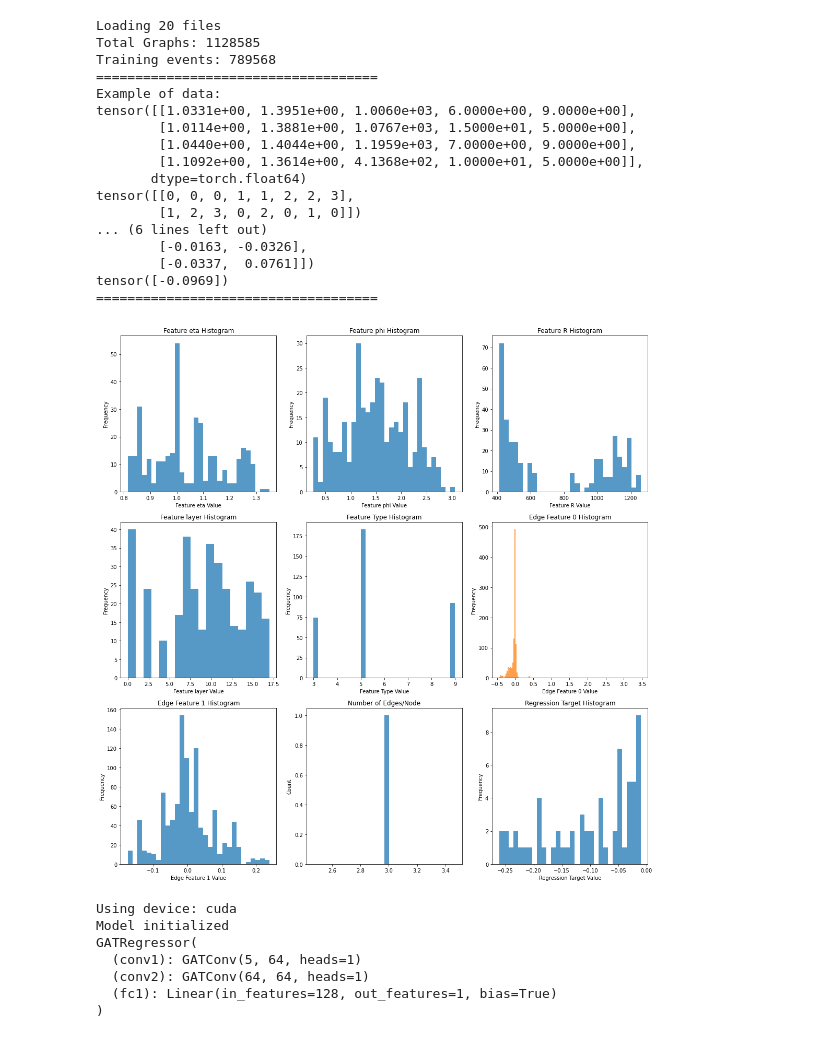
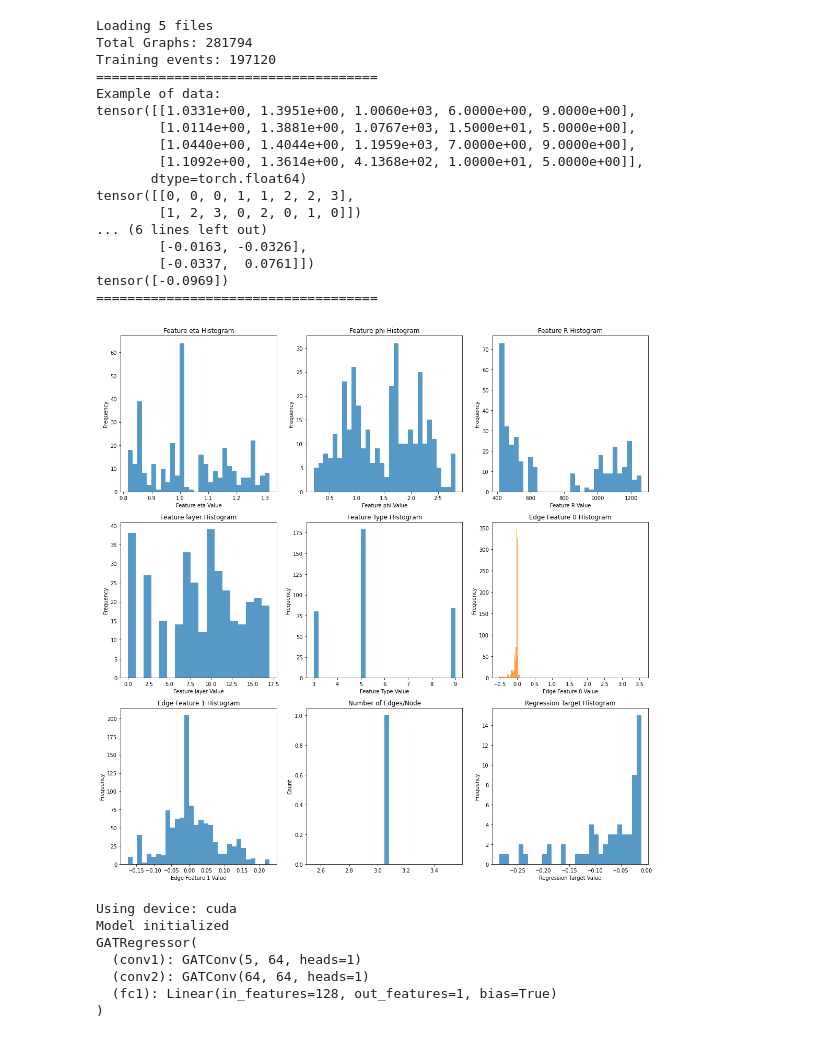
Before and after one commit to uniovi-hepex/emeleTrigger, a Jupyter notebook: tools/training/train_basic_model.ipynb, the cells around one changed output. Drawn from its saved outputs; the diff is of its cells as text; code cells hidden in the pictures.

```diff
--- a/tools/training/train_basic_model.ipynb
+++ b/tools/training/train_basic_model.ipynb
@@ -6,34 +6,35 @@ import matplotlib.pyplot as plt
 from TrainModelFromGraph import TrainModelFromGraph
 
 # Input variables and config
-InputFolder = "/eos/cms/store/user/folguera/L1TMuon/INTREPID/Graphs_v240725_241106/3neighbours_muonQOverPt/"
-OutputFolder = "/eos/cms/store/user/folguera/L1TMuon/INTREPID/Model_v240725_Bsize64_lr5e-4_NOnormNodes_GAT_241113/"
+#InputFolder = "/eos/cms/store/user/folguera/L1TMuon/INTREPID/Graphs_v240725_241106/3neighbours_muonQPt/"
+InputFolder = "/eos/cms/store/user/folguera/L1TMuon/INTREPID/Graphs_v240725_241106/3neighbours_muonQOverPt" #/eos/cms/store/user/folguera/L1TMuon/INTREPID/Graphs_v240725_241113/"
+OutputFolder = "/eos/cms/store/user/folguera/L1TMuon/INTREPID/Model_v240725_Bsize64_lr5e-4_NOnormNodes_muonOverPt_3neight_GAT_241113/"
 # %%
 # Instantiate the network
-trainer = TrainModelFromGraph(graph_path=InputFolder,out_path=OutputFolder,num_files=20, epochs=100)
+trainer = TrainModelFromGraph(graph_path=InputFolder,out_path=OutputFolder,num_files=5, epochs=100,graph_name="vix_graph_6Nov_3")
 
 trainer.load_data()
 trainer.plot_graph_features(trainer.train_loader)
 trainer.initialize_model()
 # %% [output]
-Loading 20 files
-Total Graphs: 1128585
-Training events: 789568
+Loading 5 files
+Total Graphs: 281794
+Training events: 197120
 ====================================
 Example of data:
 tensor([[1.0331e+00, 1.3951e+00, 1.0060e+03, 6.0000e+00, 9.0000e+00],
         [1.0114e+00, 1.3881e+00, 1.0767e+03, 1.5000e+01, 5.0000e+00],
         [1.0440e+00, 1.4044e+00, 1.1959e+03, 7.0000e+00, 9.0000e+00],
         [1.1092e+00, 1.3614e+00, 4.1368e+02, 1.0000e+01, 5.0000e+00]],
        dtype=torch.float64)
 tensor([[0, 0, 0, 1, 1, 2, 2, 3],
         [1, 2, 3, 0, 2, 0, 1, 0]])
 ... (6 lines left out)
         [-0.0163, -0.0326],
         [-0.0337,  0.0761]])
 tensor([-0.0969])
 ====================================
-[figure, old version]
+[figure, new version]
 Using device: cuda
 Model initialized
 GATRegressor(
```
Also changed, not shown: parts of 8 cells of this notebook, 3 other files.
